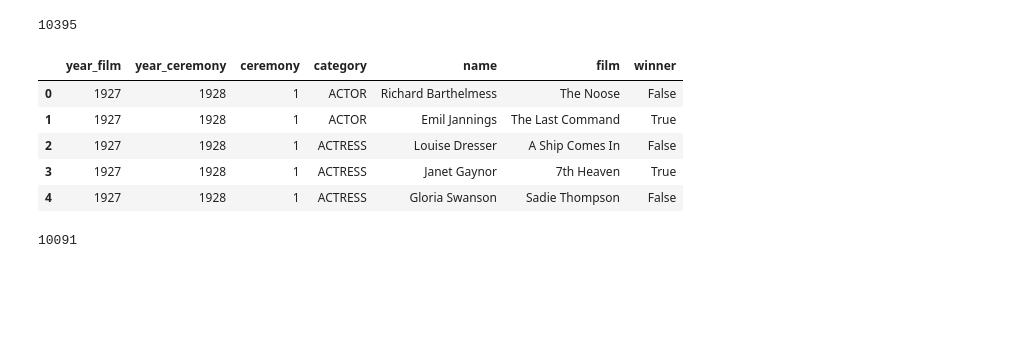
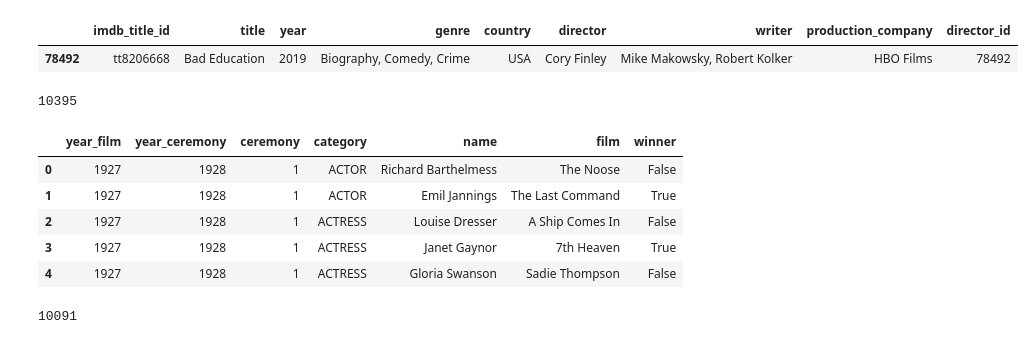
Before and after one commit to gucaselo/ETL-Project, a Jupyter notebook: movies_transform.ipynb, the cells around one changed output. Drawn from its saved outputs; the diff is of its cells as text; code cells hidden in the pictures; blank space fills up the shorter version.

```diff
--- a/movies_transform.ipynb
+++ b/movies_transform.ipynb
@@ -89,3 +101,9 @@ cleaned_movies_df.head()
+# %%
+# Verify that the row value changed to just the year (using the movie id since the year value changed)
+cleaned_movies_df[cleaned_movies_df['imdb_title_id']=='tt8206668']
+# %% [output]
+|  | imdb_title_id | title | year | genre | country | director | writer | production_company | director_id |
+| 78492 | tt8206668 | Bad Education | 2019 | Biography, Comedy, Crime | USA | Cory Finley | Mike Makowsky, Robert Kolker | HBO Films | 78492 |
 # %%
 # Read oscars awards dataset in csv format
 oscars_df = pd.read_csv('resources/the_oscar_award.csv', encoding='utf8')
```
Also changed, not shown: parts of 2 cells of this notebook, 4 other files.
